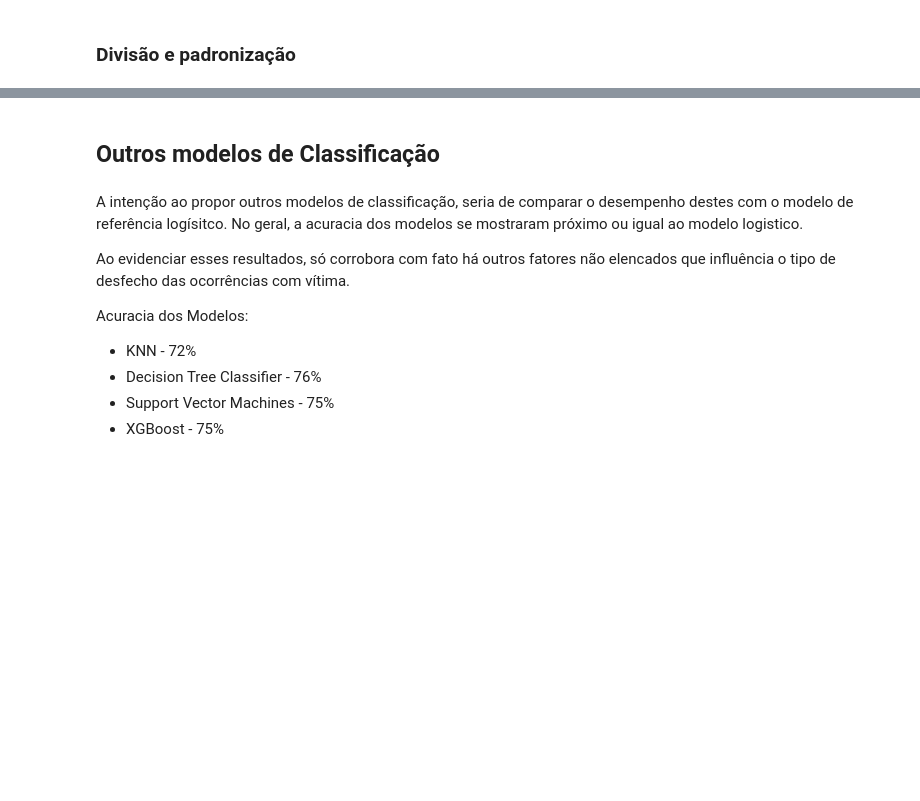
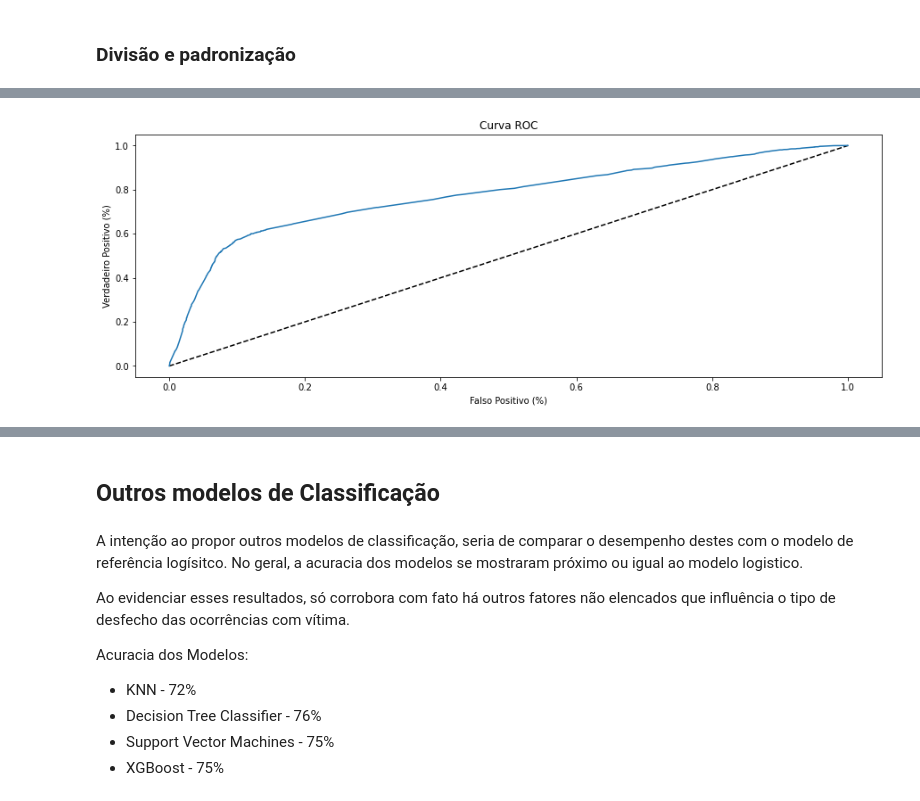
Before and after one commit to mamrsantos/Desafio_ANTT_AB, a Jupyter notebook: Script_Desafio_Antt.ipynb, the cells around one changed output, grey strips where cells are left out. Cells and saved outputs as stored; diff of their text form; code cells hidden in the pictures; blank space fills up the shorter version.

```diff
--- a/Script_Desafio_Antt.ipynb
+++ b/Script_Desafio_Antt.ipynb
@@ -1761,0 +1814,9 @@ grupo_tdacidente_Saída de Pista        -0.3028   0.0485  -6.2439 0.0000 -0.3979
+# %%
+features = forward_selection(X_train,y_train)
+print(features)
+# %%
+# Gerando um novo conjunto de dados com as variáveis consideradas importantes pelo método MI
+
+colunas = list(features)
+colunas.append('target')
+tdfmod1 = tdf[colunas]
@@ -1761,0 +1832,16 @@ grupo_tdacidente_Saída de Pista        -0.3028   0.0485  -6.2439 0.0000 -0.3979
+# %%
+# separando o conjunto treinamento e teste
+
+X_train, X_test, y_train, y_test = train_test_split(
+   tdfmod1.drop(labels=['target'], axis=1),
+    tdfmod1['target'],
+    test_size=0.3,
+    random_state=123)
+# %%
+# instância o classificador com nome logit
+
+logit = LogisticRegression()
+logit.fit(X_train, y_train)
+y_pred = logit.predict(X_test)
+print("Matriz Confusão \n", confusion_matrix(y_test, y_pred))
+print(classification_report(y_test, y_pred))
@@ -1761,0 +1860,18 @@ grupo_tdacidente_Saída de Pista        -0.3028   0.0485  -6.2439 0.0000 -0.3979
+# %%
+# computa probabilidades
+
+y_pred_prob = logit.predict_proba(X_test)[:,1]
+
+# Gera fpr, tpr e thresholds
+fpr, tpr, thresholds = roc_curve(y_test, y_pred_prob)
+
+# curva ROC
+plt.figure(figsize=(15,5))
+plt.plot([0, 1], [0, 1], 'k--')
+plt.plot(fpr, tpr)
+plt.xlabel('Falso Positivo (%)')
+plt.ylabel('Verdadeiro Positivo (%)')
+plt.title('Curva ROC')
+plt.show()
+# %% [output]
+[figure, added]
```
Also changed, not shown: parts of 29 cells of this notebook.
